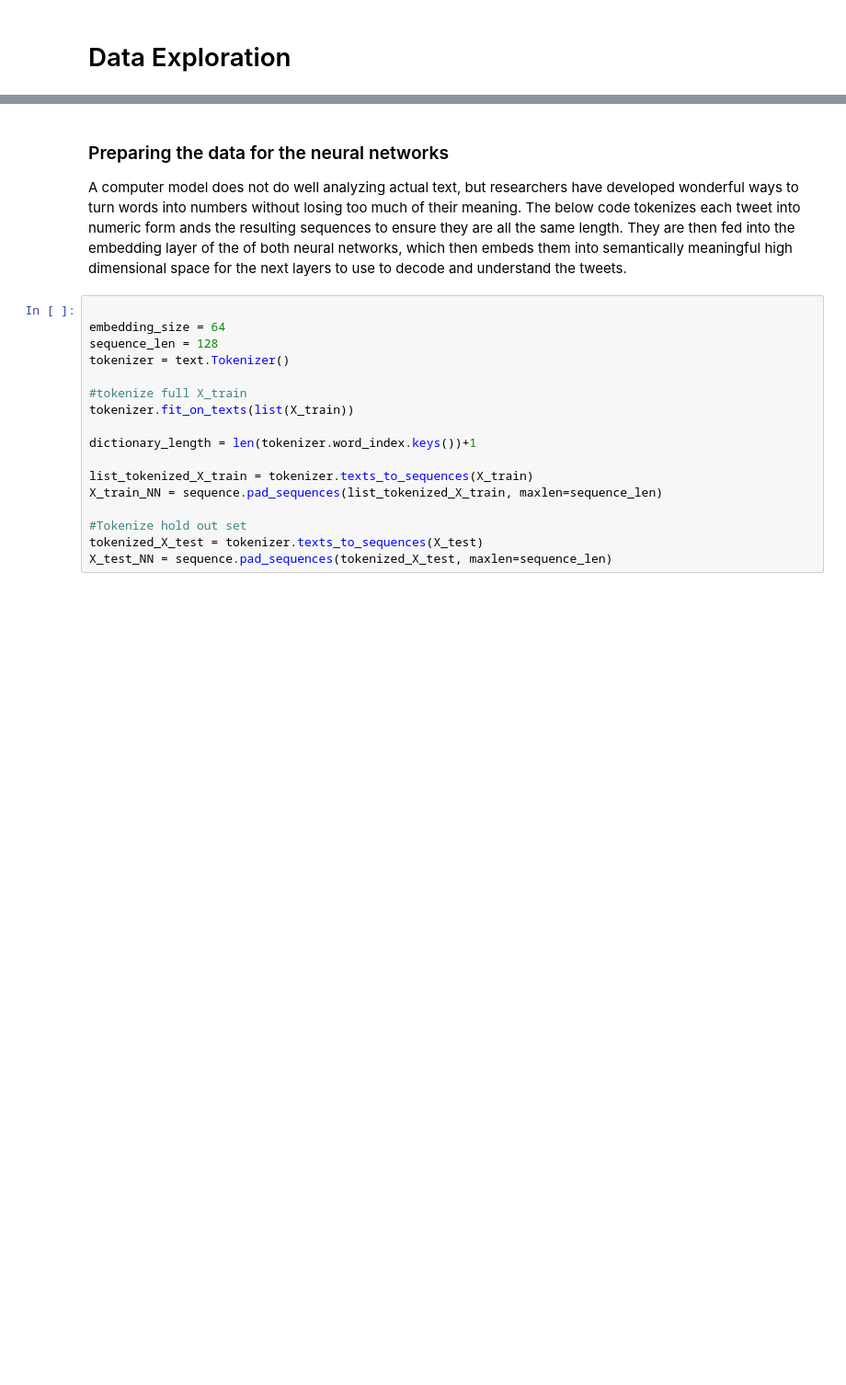
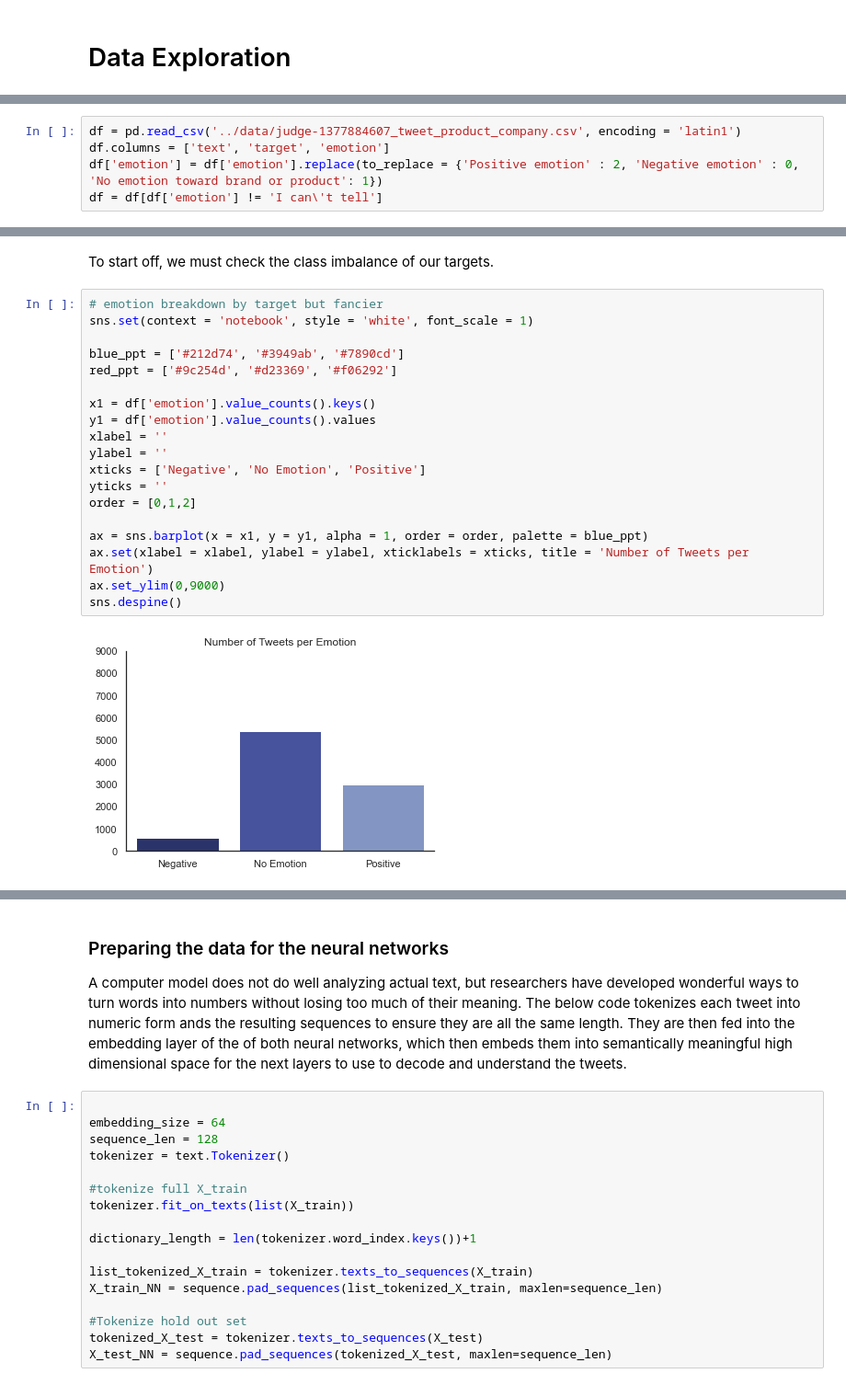
Before and after one commit to Caellwyn/product-flexible-twitter-sentiment-analysis, a Jupyter notebook: reports/report_notebook.ipynb, the cells around one changed output, grey strips where cells are left out. Shown at 92% size. Cells and saved outputs as stored; diff of their text form; blank space fills up the shorter version.

Commit message:
presentation notebook

```diff
--- a/reports/report_notebook.ipynb
+++ b/reports/report_notebook.ipynb
@@ -89,0 +88,5 @@ tf.random.set_seed(42)
+# %%
+df = pd.read_csv('../data/judge-1377884607_tweet_product_company.csv', encoding = 'latin1')
+df.columns = ['text', 'target', 'emotion']
+df['emotion'] = df['emotion'].replace(to_replace = {'Positive emotion' : 2, 'Negative emotion' : 0, 'No emotion toward brand or product': 1})
+df = df[df['emotion'] != 'I can\'t tell']
@@ -89,0 +104,23 @@ tf.random.set_seed(42)
+# %% [markdown]
+To start off, we must check the class imbalance of our targets.
+# %%
+# emotion breakdown by target but fancier
+sns.set(context = 'notebook', style = 'white', font_scale = 1)
+
+blue_ppt = ['#212d74', '#3949ab', '#7890cd']
+red_ppt = ['#9c254d', '#d23369', '#f06292']
+
+x1 = df['emotion'].value_counts().keys()
+y1 = df['emotion'].value_counts().values
+xlabel = ''
+ylabel = ''
+xticks = ['Negative', 'No Emotion', 'Positive']
+yticks = ''
+order = [0,1,2]
+
+ax = sns.barplot(x = x1, y = y1, alpha = 1, order = order, palette = blue_ppt)
+ax.set(xlabel = xlabel, ylabel = ylabel, xticklabels = xticks, title = 'Number of Tweets per Emotion')
+ax.set_ylim(0,9000)
+sns.despine()
+# %% [output]
+[figure, added]
```
Also changed, not shown: parts of 18 cells of this notebook, 1 other file.
